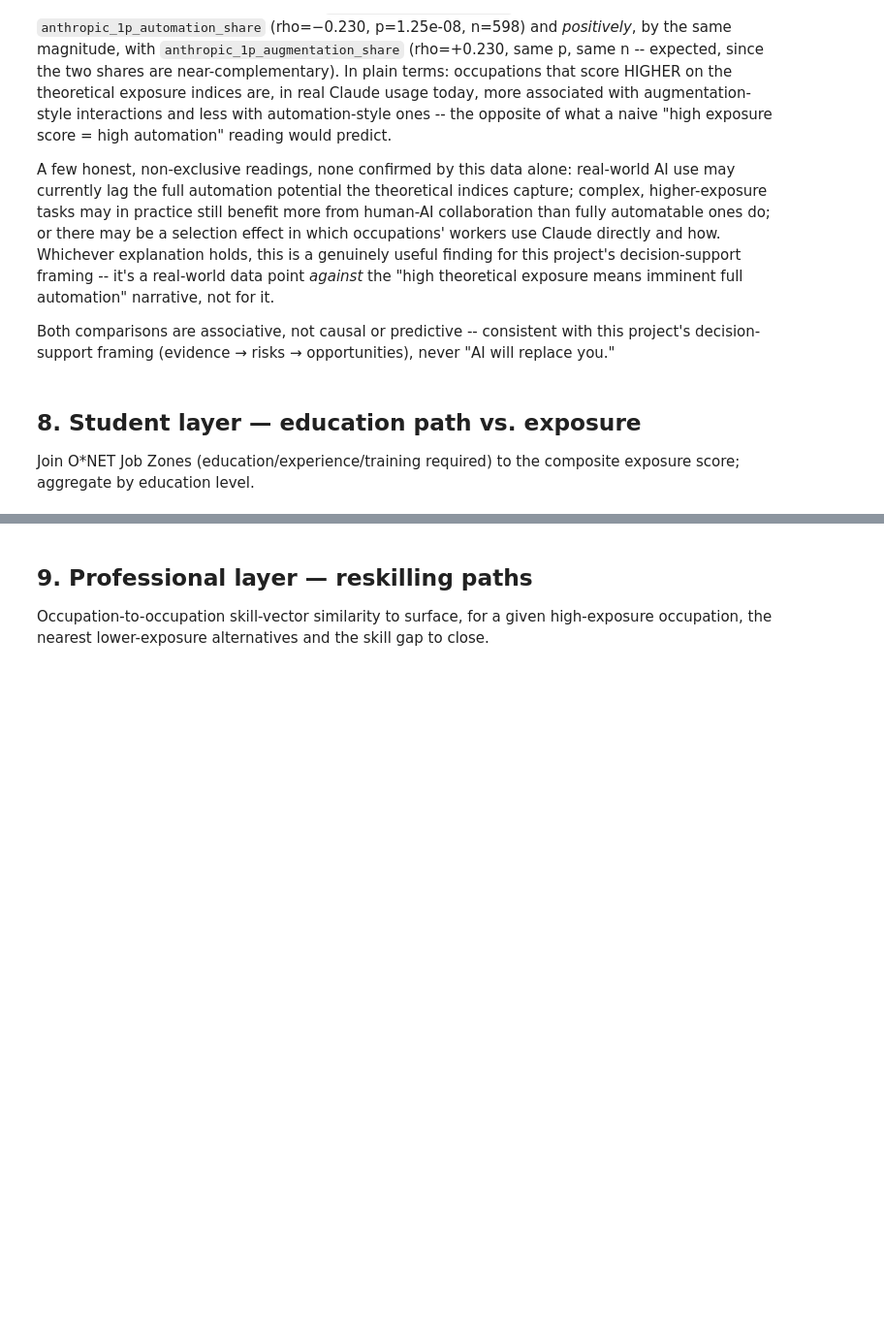
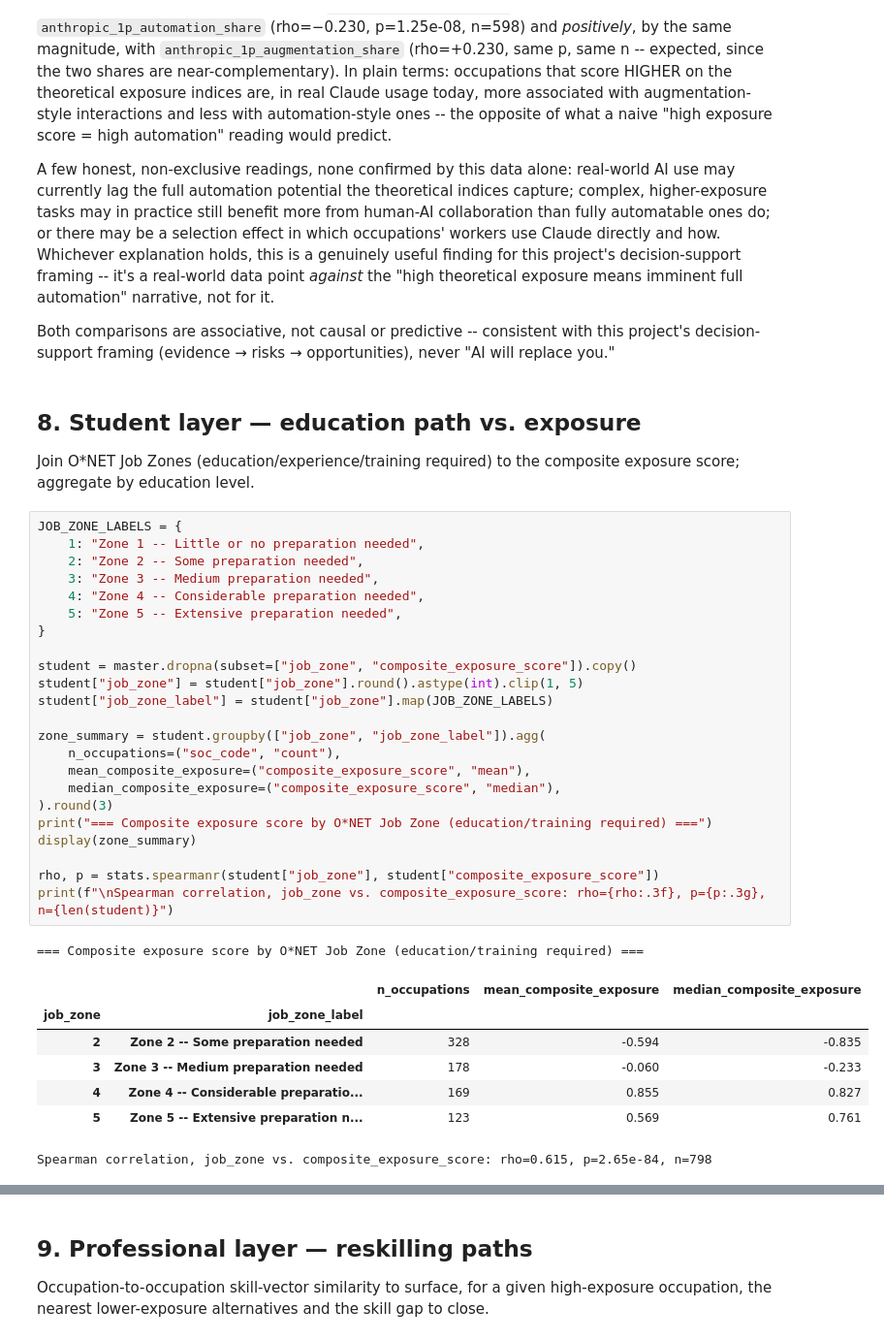
Before and after one commit to GrmaHashim/from-exposure-to-action, a Jupyter notebook: notebooks/01_exploratory_analysis.ipynb, the cells around one changed output, grey strips where cells are left out. Shown at 97% size. Drawn from its saved outputs; the diff is of its cells as text; blank space fills up the shorter version.

```diff
--- a/notebooks/01_exploratory_analysis.ipynb
+++ b/notebooks/01_exploratory_analysis.ipynb
@@ -644,3 +644,35 @@ Both comparisons are associative, not causal or predictive -- consistent with th
 ## 8. Student layer — education path vs. exposure
 
 Join O*NET Job Zones (education/experience/training required) to the composite exposure score; aggregate by education level.
+# %%
+JOB_ZONE_LABELS = {
+    1: "Zone 1 -- Little or no preparation needed",
+    2: "Zone 2 -- Some preparation needed",
+    3: "Zone 3 -- Medium preparation needed",
+    4: "Zone 4 -- Considerable preparation needed",
+    5: "Zone 5 -- Extensive preparation needed",
+}
+
+student = master.dropna(subset=["job_zone", "composite_exposure_score"]).copy()
+student["job_zone"] = student["job_zone"].round().astype(int).clip(1, 5)
+student["job_zone_label"] = student["job_zone"].map(JOB_ZONE_LABELS)
+
+zone_summary = student.groupby(["job_zone", "job_zone_label"]).agg(
+    n_occupations=("soc_code", "count"),
+    mean_composite_exposure=("composite_exposure_score", "mean"),
+    median_composite_exposure=("composite_exposure_score", "median"),
+).round(3)
+print("=== Composite exposure score by O*NET Job Zone (education/training required) ===")
+display(zone_summary)
+
+rho, p = stats.spearmanr(student["job_zone"], student["composite_exposure_score"])
+print(f"\nSpearman correlation, job_zone vs. composite_exposure_score: rho={rho:.3f}, p={p:.3g}, n={len(student)}")
+# %% [output]
+=== Composite exposure score by O*NET Job Zone (education/training required) ===
+|  |  | n_occupations | mean_composite_exposure | median_composite_exposure |
+| job_zone | job_zone_label |  |  |  |
+| 2 | Zone 2 -- Some preparation needed | 328 | -0.594 | -0.835 |
+| 3 | Zone 3 -- Medium preparation needed | 178 | -0.060 | -0.233 |
+| 4 | Zone 4 -- Considerable preparatio... | 169 | 0.855 | 0.827 |
+| 5 | Zone 5 -- Extensive preparation n... | 123 | 0.569 | 0.761 |
+Spearman correlation, job_zone vs. composite_exposure_score: rho=0.615, p=2.65e-84, n=798
```
Also changed, not shown: parts of 5 cells of this notebook, 3 other files.
